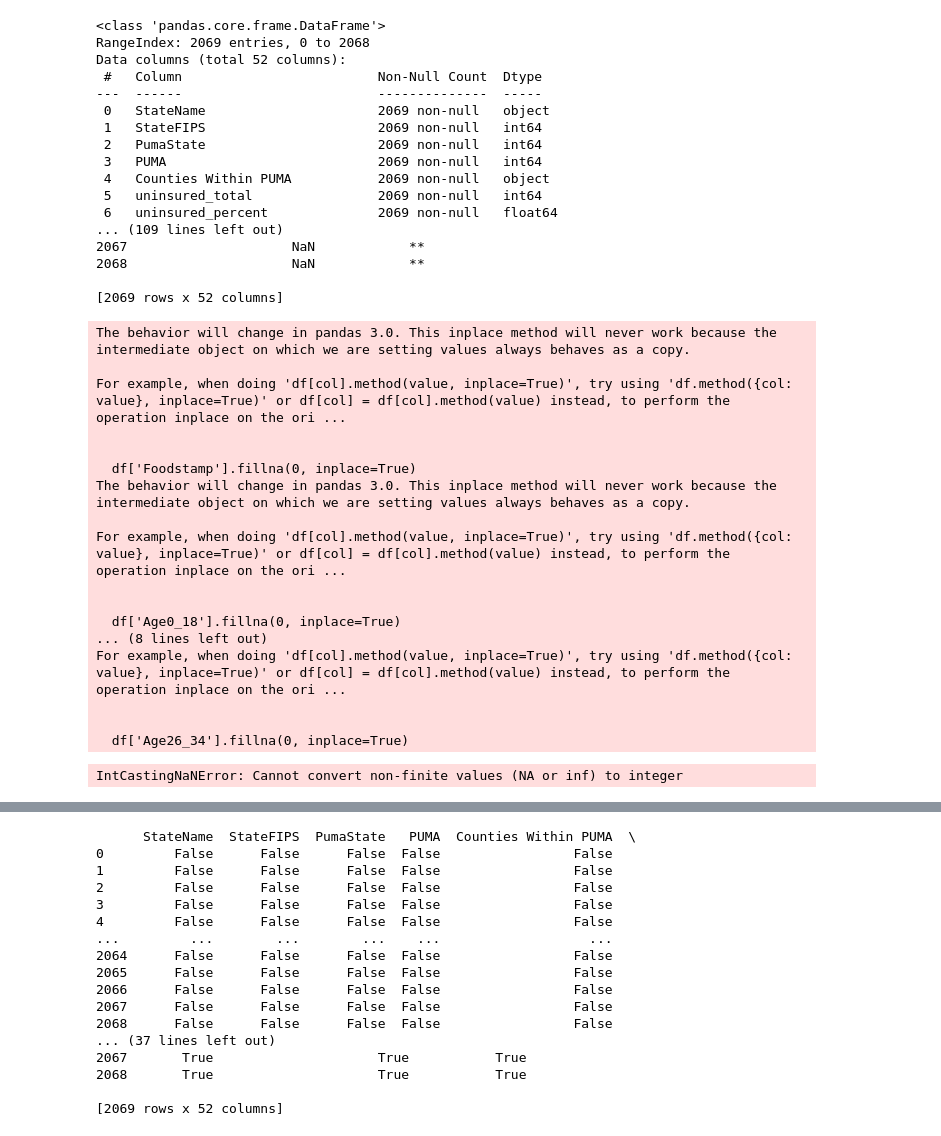
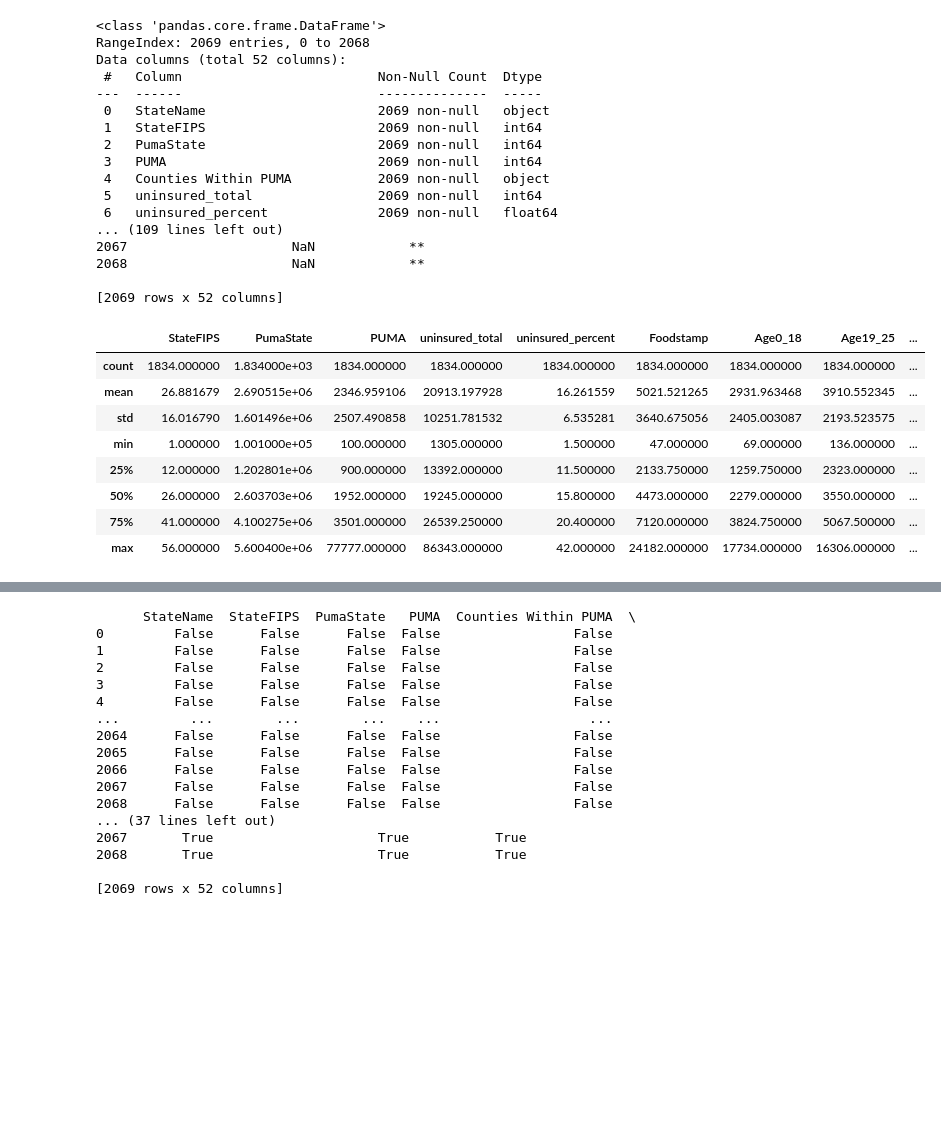
Before and after one commit to menmtayl/Non_Insured_Population, a Jupyter notebook: data.ipynb, the cells around one changed output, grey strips where cells are left out. Drawn from its saved outputs; the diff is of its cells as text; code cells hidden in the pictures; blank space fills up the shorter version.

```diff
--- a/data.ipynb
+++ b/data.ipynb
@@ -156,3 +181,8 @@ Index(['StateName', 'StateFIPS', 'PumaState', 'PUMA', 'Counties Within PUMA',
        'Chinese', 'Korean', 'Vietnamese', 'Tagalog', 'Russian', 'OtherLang',
        'SpeaksMostCommonOthLang', 'OtherLanguage'],
       dtype='object')
+# %%
+df = df.drop(['138PctFPL_or_Less', '139to400PctFPL', 'Above400PctFPL', 'HawaiiPacIslander', 'AmericanIndian_AlaskaNative',
+       'Job_Agriculture', 'Job_Mining', 'Job_ManufacturingConstruction', 'Job_Trade', 'Job_InfoFinance', 'Job_EducHealth', 'Job_Entertainment', 'Job_Service', 'Job_MilitaryPublic',
+       'Chinese', 'Korean', 'Vietnamese', 'Tagalog', 'Russian', 'OtherLang', 'SpeaksMostCommonOthLang'], axis=1)
+print(df)
@@ -178 +226,3 @@ OtherLanguage                       0
 dtype: int64
+# %%
+df = df.dropna(subset = ["Foodstamp", "Age0_18", "Age26_34", "Spanish", "NoEnglishAdults_in_House"])
@@ -230,39 +292,18 @@ Data columns (total 52 columns):
 2068                     NaN            **
 
 [2069 rows x 52 columns]
-# %%
-df['Foodstamp'].unique()
-df[df['Foodstamp']==5]
-
-df[df['Foodstamp'].isna()]
-df['Foodstamp'].fillna(0, inplace=True)
-
-df[df['Age0_18'].isna()]
-df['Age0_18'].fillna(0, inplace=True)
-
-df[df['Spanish'].isna()]
-df['Spanish'].fillna(0, inplace=True)
-
-df[df['Age26_34'].isna()]
-df['Age26_34'].fillna(0, inplace=True)
-# %% [output]
-The behavior will change in pandas 3.0. This inplace method will never work because the intermediate object on which we are setting values always behaves as a copy.
-
-For example, when doing 'df[col].method(value, inplace=True)', try using 'df.method({col: value}, inplace=True)' or df[col] = df[col].method(value) instead, to perform the operation inplace on the ori ...
-
-
-  df['Foodstamp'].fillna(0, inplace=True)
-The behavior will change in pandas 3.0. This inplace method will never work because the intermediate object on which we are setting values always behaves as a copy.
-
-For example, when doing 'df[col].method(value, inplace=True)', try using 'df.method({col: value}, inplace=True)' or df[col] = df[col].method(value) instead, to perform the operation inplace on the ori ...
-
-
-  df['Age0_18'].fillna(0, inplace=True)
-... (8 lines left out)
-For example, when doing 'df[col].method(value, inplace=True)', try using 'df.method({col: value}, inplace=True)' or df[col] = df[col].method(value) instead, to perform the operation inplace on the ori ...
-
-
-  df['Age26_34'].fillna(0, inplace=True)
+# %%
+df.describe()
+# %% [output]
+|  | StateFIPS | PumaState | PUMA | uninsured_total | uninsured_percent | Foodstamp | Age0_18 | Age19_25 | ... |
+| count | 1834.000000 | 1.834000e+03 | 1834.000000 | 1834.000000 | 1834.000000 | 1834.000000 | 1834.000000 | 1834.000000 | ... |
+| mean | 26.881679 | 2.690515e+06 | 2346.959106 | 20913.197928 | 16.261559 | 5021.521265 | 2931.963468 | 3910.552345 | ... |
+| std | 16.016790 | 1.601496e+06 | 2507.490858 | 10251.781532 | 6.535281 | 3640.675056 | 2405.003087 | 2193.523575 | ... |
+| min | 1.000000 | 1.001000e+05 | 100.000000 | 1305.000000 | 1.500000 | 47.000000 | 69.000000 | 136.000000 | ... |
+| 25% | 12.000000 | 1.202801e+06 | 900.000000 | 13392.000000 | 11.500000 | 2133.750000 | 1259.750000 | 2323.000000 | ... |
+| 50% | 26.000000 | 2.603703e+06 | 1952.000000 | 19245.000000 | 15.800000 | 4473.000000 | 2279.000000 | 3550.000000 | ... |
+| 75% | 41.000000 | 4.100275e+06 | 3501.000000 | 26539.250000 | 20.400000 | 7120.000000 | 3824.750000 | 5067.500000 | ... |
+| max | 56.000000 | 5.600400e+06 | 77777.000000 | 86343.000000 | 42.000000 | 24182.000000 | 17734.000000 | 16306.000000 | ... |
 # %%
 df["StateFIPS"] = df["StateFIPS"].astype(bool)
 df.dtypes
@@ -276,9 +317,3 @@ df.dtypes
 df["StateName"] = df["StateName"].astype(bool)
 
 df["Counties Within PUMA"] = df["Counties Within PUMA"].astype(bool)
-# %%
-columns_to_convert = ['Foodstamp', 'Age0_18', 'Age26_34','Male']
-df[columns_to_convert] = df[columns_to_convert].astype(int)
-print(df.dtypes)
-# %% [output]
-IntCastingNaNError: Cannot convert non-finite values (NA or inf) to integer
```
Also changed, not shown: parts of 17 cells of this notebook.
